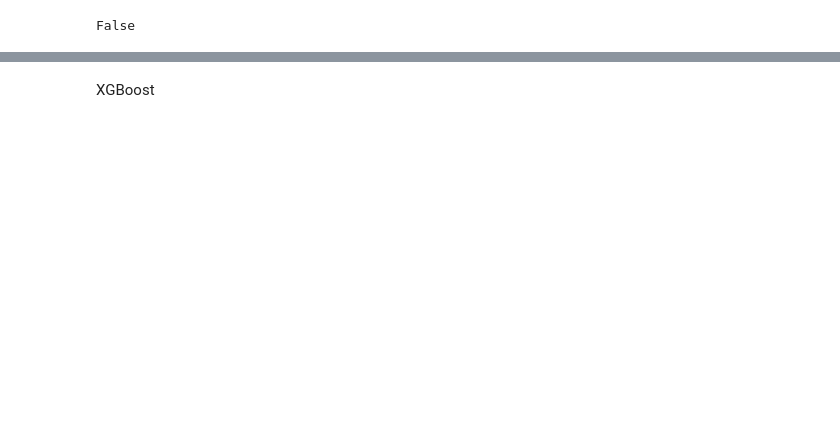
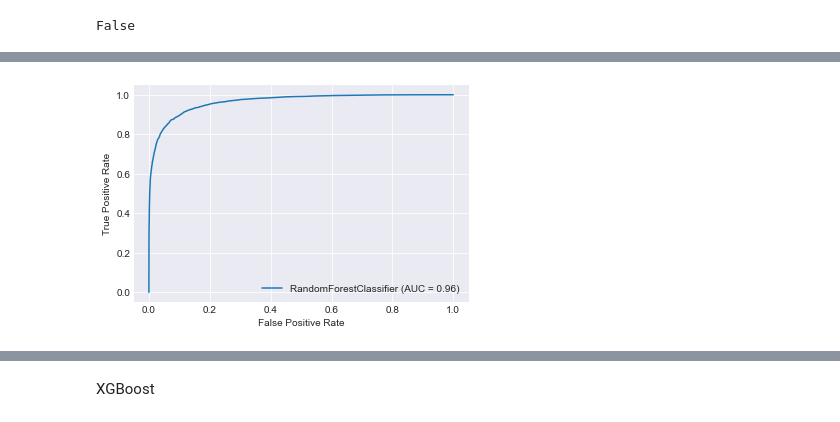
Before and after one commit to yi-ye-zhi-qiu/personalwebsite, a Jupyter notebook: models/Untitled.ipynb, the cells around one changed output, grey strips where cells are left out. Cells and saved outputs as stored; diff of their text form; code cells hidden in the pictures; blank space fills up the shorter version.

```diff
--- a/models/Untitled.ipynb
+++ b/models/Untitled.ipynb
@@ -337,5 +381,5 @@ df = _use_df_2.copy()
 # %%
-X_ = df.drop(["win", "item0", "item1", "item2", "item3", "item4", "item5", "item6"], axis=1)
+X_ = df.drop(["win"], axis=1)
 y_ = df["win"]
 
 #Convert all columns to numbers
@@ -344,5 +404,4 @@ for col in list(X_.columns):
 # %%
-
 #Define features we want to convert to rates
 rate_features = [
     "kills", "deaths", "assists", "killingSprees", "doubleKills",
@@ -353,7 +412,7 @@ rate_features = [
     "totalHeal", "totalUnitsHealed", "damageDealtToObjectives", "timeCCingOthers", "totalDamageTaken",
     "magicalDamageTaken" , "physicalDamageTaken", "trueDamageTaken", "goldEarned", "goldSpent",
     "totalMinionsKilled", "neutralMinionsKilled", "neutralMinionsKilledTeamJungle",
-    "neutralMinionsKilledEnemyJungle", "totalTimeCrowdControlDealt", "visionWardsBoughtInGame", "sightWardsBoughtInGame",
+    "neutralMinionsKilledEnemyJungle", "totalTimeCrowdControlDealt", "visionWardsBoughtInGame",
     "wardsPlaced", "wardsKilled"
 ]
 
@@ -398,7 +457,6 @@ full_names = {
     "neutralMinionsKilledEnemyJungle": "Enemy jungle kills per min.",
     "totalTimeCrowdControlDealt": "Total crown control time dealt per min.",
     "visionWardsBoughtInGame": "Pink wards bought per min.",
-    "sightWardsBoughtInGame": "Wards bought per min.",
     "wardsPlaced": "Wards placed per min.",
     "wardsKilled": "Wards killed per min.",
     "turretKills": "# of turret kills",
@@ -456,0 +609,5 @@ RF fit time with 62537 records and 5 trees = 0.34s
+# %%
+metrics.plot_roc_curve(rf, Xv, yv)
+plt.show()
+# %% [output]
+[figure, added]
```
Also changed, not shown: parts of 50 cells of this notebook.
